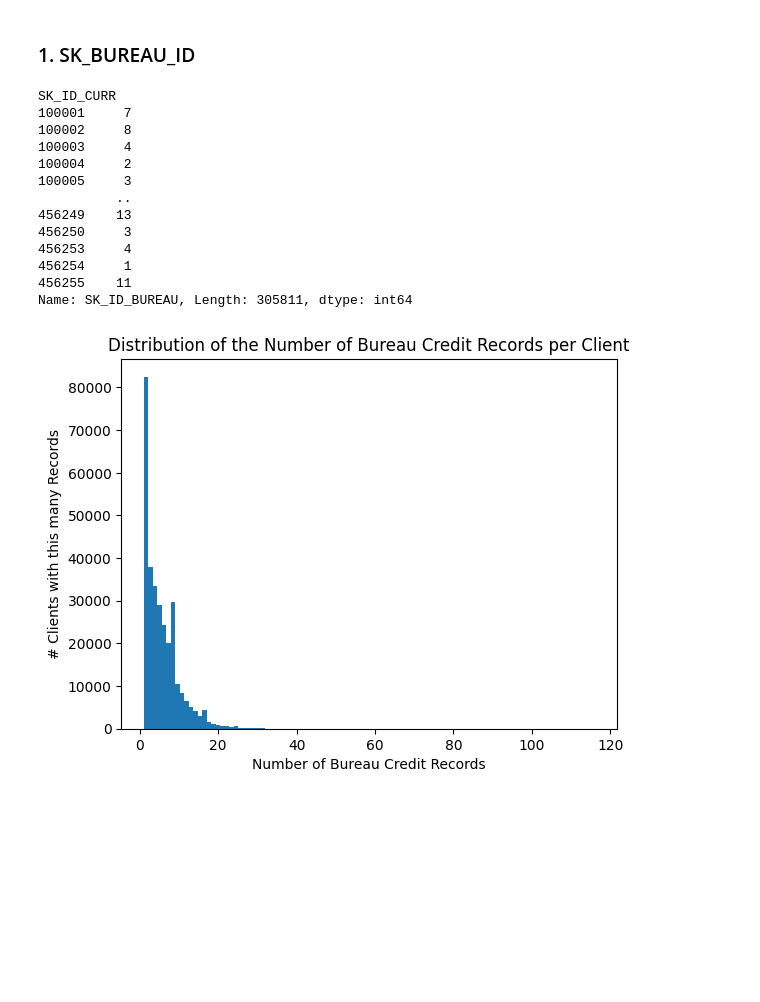
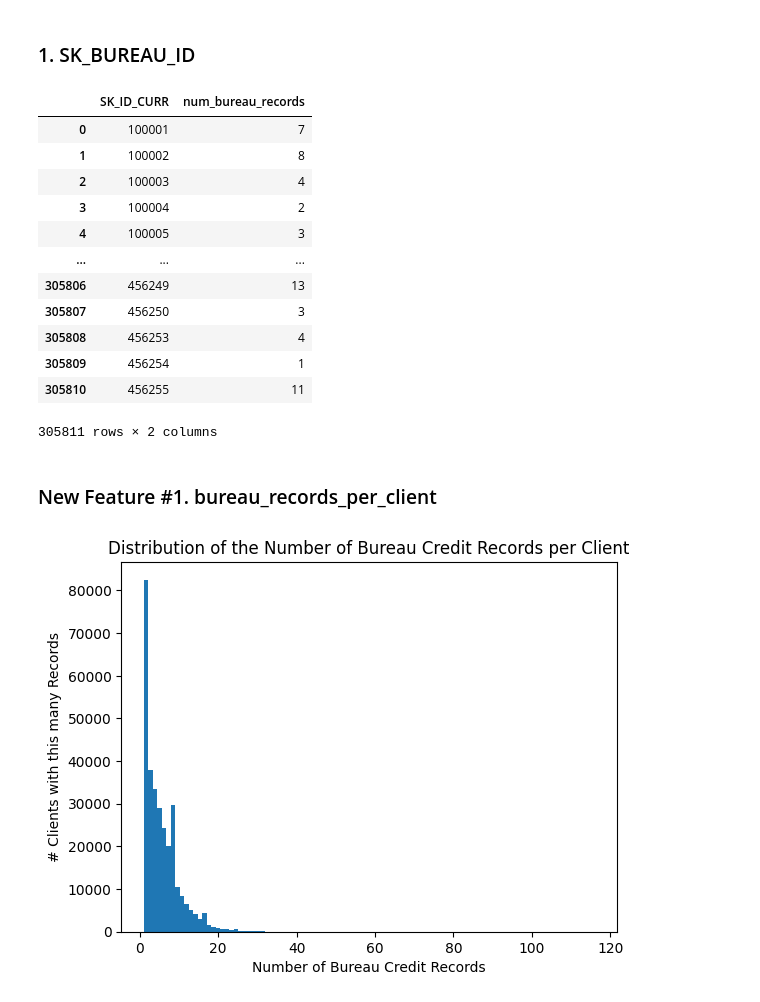
Before and after one commit to annahanslc/home-credit-default-risk-project, a Jupyter notebook: Project drafts/Features_1.ipynb, the cells around one changed output. Cells and saved outputs as stored; diff of their text form; code cells hidden in the pictures; blank space fills up the shorter version.

```diff
--- a/Project drafts/Features_1.ipynb
+++ b/Project drafts/Features_1.ipynb
@@ -53,23 +67,26 @@ memory usage: 222.6+ MB
 # %%
 # one client can have multiple credit records
 # get an idea of how many each client can have by using groupby to group by SK_ID_CURR
 
-records_per_client = bureau_df.groupby('SK_ID_CURR')['SK_ID_BUREAU'].count()
-records_per_client
+bureau_records_per_client = pd.DataFrame(df.groupby('SK_ID_CURR')['SK_ID_BUREAU'].count()).reset_index()
+bureau_records_per_client.columns = ['SK_ID_CURR', 'num_bureau_records']
+bureau_records_per_client
 # %% [output]
+|  | SK_ID_CURR | num_bureau_records |
+| 0 | 100001 | 7 |
+| 1 | 100002 | 8 |
+| 2 | 100003 | 4 |
+| 3 | 100004 | 2 |
+| 4 | 100005 | 3 |
+| ... | ... | ... |
+| 305806 | 456249 | 13 |
+| 305807 | 456250 | 3 |
+| 305808 | 456253 | 4 |
+| 305809 | 456254 | 1 |
+| 305810 | 456255 | 11 |
-SK_ID_CURR
-100001     7
-100002     8
-100003     4
-100004     2
-100005     3
-          ..
-456249    13
-456250     3
-456253     4
-456254     1
-456255    11
-Name: SK_ID_BUREAU, Length: 305811, dtype: int64
+305811 rows × 2 columns
+# %% [markdown]
+### New Feature #1. bureau_records_per_client
 # %%
 # check the distribution of records per client
 
```
Also changed, not shown: parts of 35 cells of this notebook.
